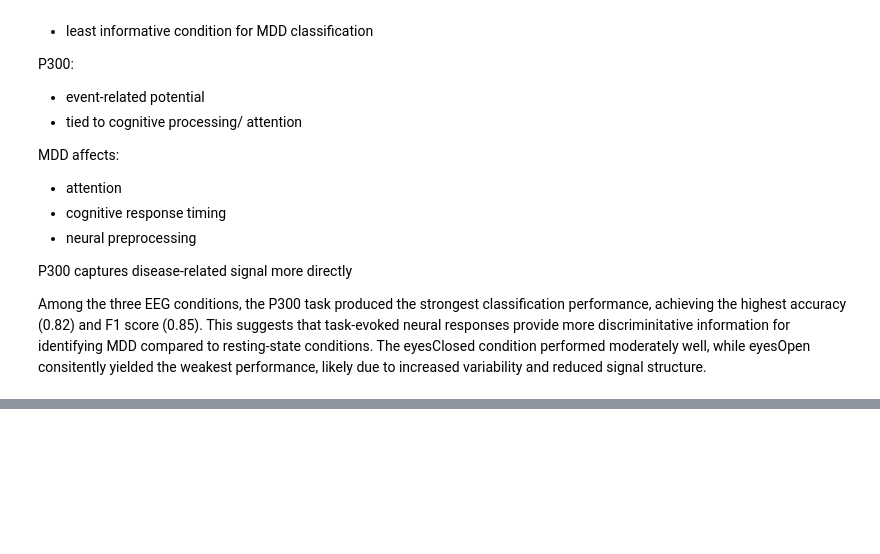
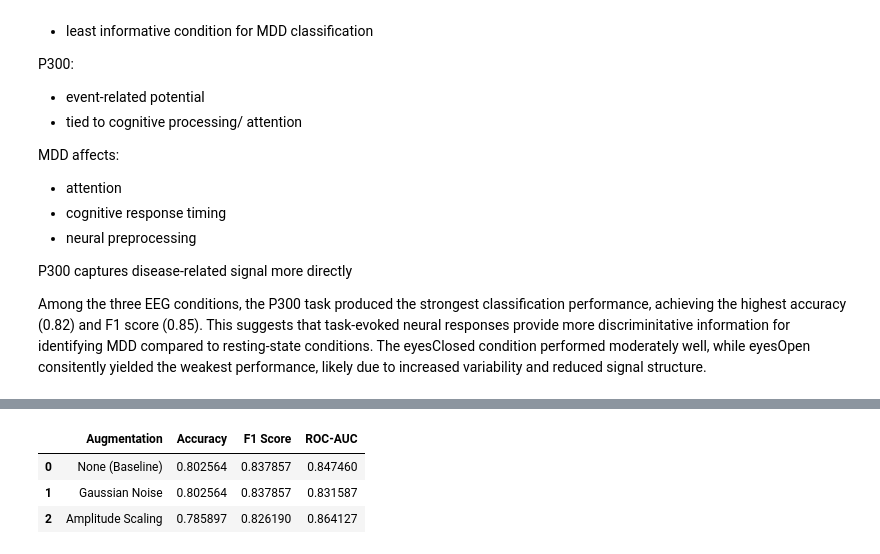
Before and after one commit to BJAngulo/MSSE-277b-final-project-, a Jupyter notebook: notebooks/01_pipeline.ipynb, the cells around one changed output, grey strips where cells are left out. Saved outputs shown, nothing was run; the diff lists cells and outputs as text; code cells hidden in the pictures; blank space fills up the shorter version.

Commit message:
Added simple augmentation experiment

```diff
--- a/notebooks/01_pipeline.ipynb
+++ b/notebooks/01_pipeline.ipynb
@@ -561,0 +596,18 @@ Among the three EEG conditions, the P300 task produced the strongest classificat
+# %%
+# Define augmentation functions
+
+def augment_gaussian_noise(X, noise_std=0.01, random_state=42):
+    """
+    Add Gaussian noise to the feature matrix X.
+    """
+    rng = np.random.default_rng(random_state)
+    noise = rng.normal(loc=0, scale=noise_std, size=X.shape)
+    return X + noise
+
+def augment_amplitude_scaling(X, scale_low=0.9, scale_high=1.1, random_state=42):
+    """
+    Randomly scale the amplitude of the features in X.
+    """
+    rng = np.random.default_rng(random_state)
+    scales = rng.uniform(low=scale_low, high=scale_high, size=(X.shape[0], 1))
+    return X * scales
@@ -561,0 +699,30 @@ Among the three EEG conditions, the P300 task produced the strongest classificat
+# %%
+# Summarize results in a table for comparison
+
+augmentation_comparison = pd.DataFrame([
+    {
+        "Augmentation": "None (Baseline)",
+        "Accuracy": baseline_results["accuracy"],
+        "F1 Score": baseline_results["f1"],
+        "ROC-AUC": baseline_results["roc_auc"]
+    },
+    {
+        "Augmentation": "Gaussian Noise",
+        "Accuracy": gaussian_results["accuracy"],
+        "F1 Score": gaussian_results["f1"],
+        "ROC-AUC": gaussian_results["roc_auc"]
+    },
+    {
+        "Augmentation": "Amplitude Scaling",
+        "Accuracy": scaling_results["accuracy"],
+        "F1 Score": scaling_results["f1"],
+        "ROC-AUC": scaling_results["roc_auc"]
+    }
+])
+
+augmentation_comparison
+# %% [output]
+|  | Augmentation | Accuracy | F1 Score | ROC-AUC |
+| 0 | None (Baseline) | 0.802564 | 0.837857 | 0.847460 |
+| 1 | Gaussian Noise | 0.802564 | 0.837857 | 0.831587 |
+| 2 | Amplitude Scaling | 0.785897 | 0.826190 | 0.864127 |
```
Also changed, not shown: parts of 23 cells of this notebook, 1 other file.
